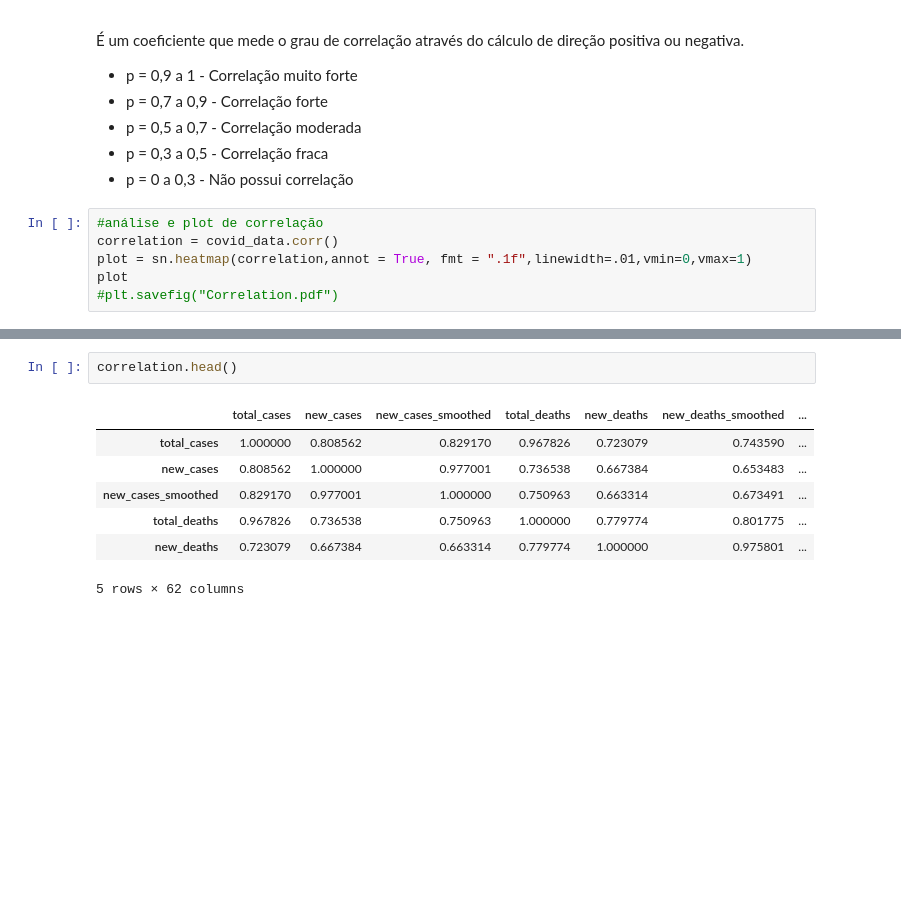
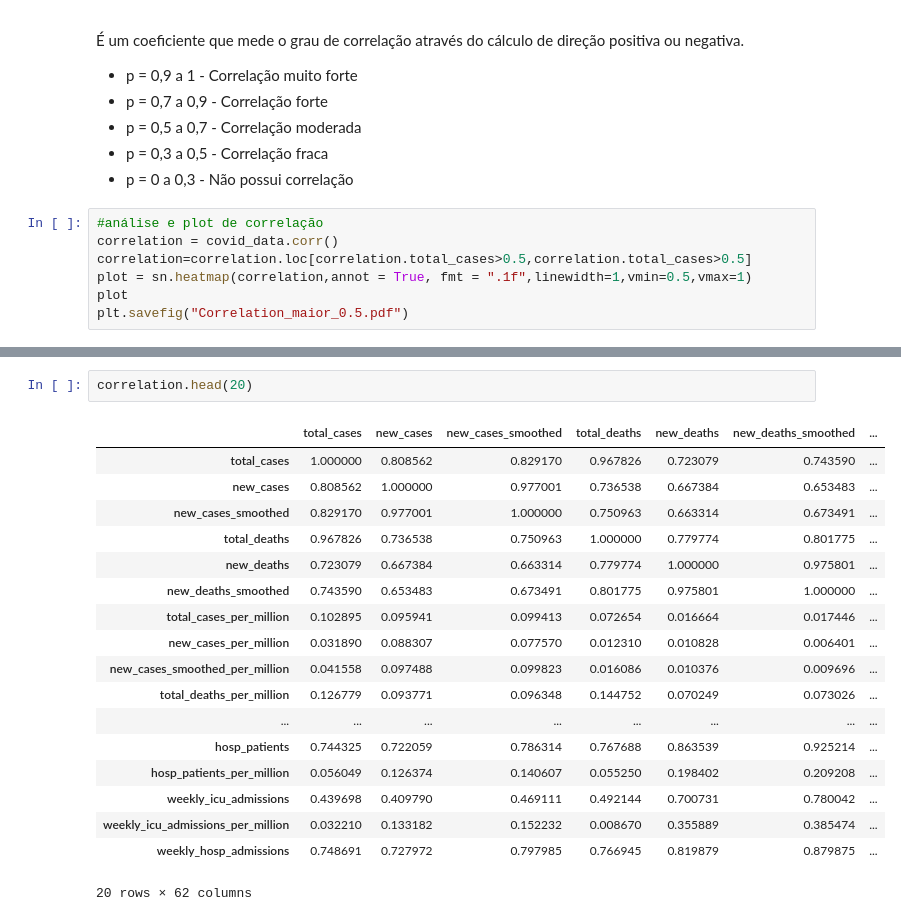
Before and after one commit to joanlima94/TCC-Unicamp, a Jupyter notebook: Notebook-Tcc.ipynb, the cells around one changed output, grey strips where cells are left out. Cells and saved outputs as stored; diff of their text form; blank space fills up the shorter version.

```diff
--- a/Notebook-Tcc.ipynb
+++ b/Notebook-Tcc.ipynb
@@ -32,7 +32,8 @@ Name: iso_code, Length: 166326, dtype: object
 # %%
 #análise e plot de correlação
 correlation = covid_data.corr()
-plot = sn.heatmap(correlation,annot = True, fmt = ".1f",linewidth=.01,vmin=0,vmax=1)
+correlation=correlation.loc[correlation.total_cases>0.5,correlation.total_cases>0.5]
+plot = sn.heatmap(correlation,annot = True, fmt = ".1f",linewidth=1,vmin=0.5,vmax=1)
 plot
-#plt.savefig("Correlation.pdf")
+plt.savefig("Correlation_maior_0.5.pdf")
 # %% [output]
@@ -41,10 +41,21 @@ plot
 # %%
-correlation.head()
+correlation.head(20)
 # %% [output]
 |  | total_cases | new_cases | new_cases_smoothed | total_deaths | new_deaths | new_deaths_smoothed | ... |
 | total_cases | 1.000000 | 0.808562 | 0.829170 | 0.967826 | 0.723079 | 0.743590 | ... |
 | new_cases | 0.808562 | 1.000000 | 0.977001 | 0.736538 | 0.667384 | 0.653483 | ... |
 | new_cases_smoothed | 0.829170 | 0.977001 | 1.000000 | 0.750963 | 0.663314 | 0.673491 | ... |
 | total_deaths | 0.967826 | 0.736538 | 0.750963 | 1.000000 | 0.779774 | 0.801775 | ... |
 | new_deaths | 0.723079 | 0.667384 | 0.663314 | 0.779774 | 1.000000 | 0.975801 | ... |
+| new_deaths_smoothed | 0.743590 | 0.653483 | 0.673491 | 0.801775 | 0.975801 | 1.000000 | ... |
+| total_cases_per_million | 0.102895 | 0.095941 | 0.099413 | 0.072654 | 0.016664 | 0.017446 | ... |
+| new_cases_per_million | 0.031890 | 0.088307 | 0.077570 | 0.012310 | 0.010828 | 0.006401 | ... |
+| new_cases_smoothed_per_million | 0.041558 | 0.097488 | 0.099823 | 0.016086 | 0.010376 | 0.009696 | ... |
+| total_deaths_per_million | 0.126779 | 0.093771 | 0.096348 | 0.144752 | 0.070249 | 0.073026 | ... |
+| ... | ... | ... | ... | ... | ... | ... | ... |
+| hosp_patients | 0.744325 | 0.722059 | 0.786314 | 0.767688 | 0.863539 | 0.925214 | ... |
+| hosp_patients_per_million | 0.056049 | 0.126374 | 0.140607 | 0.055250 | 0.198402 | 0.209208 | ... |
+| weekly_icu_admissions | 0.439698 | 0.409790 | 0.469111 | 0.492144 | 0.700731 | 0.780042 | ... |
+| weekly_icu_admissions_per_million | 0.032210 | 0.133182 | 0.152232 | 0.008670 | 0.355889 | 0.385474 | ... |
+| weekly_hosp_admissions | 0.748691 | 0.727972 | 0.797985 | 0.766945 | 0.819879 | 0.879875 | ... |
-5 rows × 62 columns
+20 rows × 62 columns
```
Also changed, not shown: parts of 2 cells of this notebook, 1 other file.
